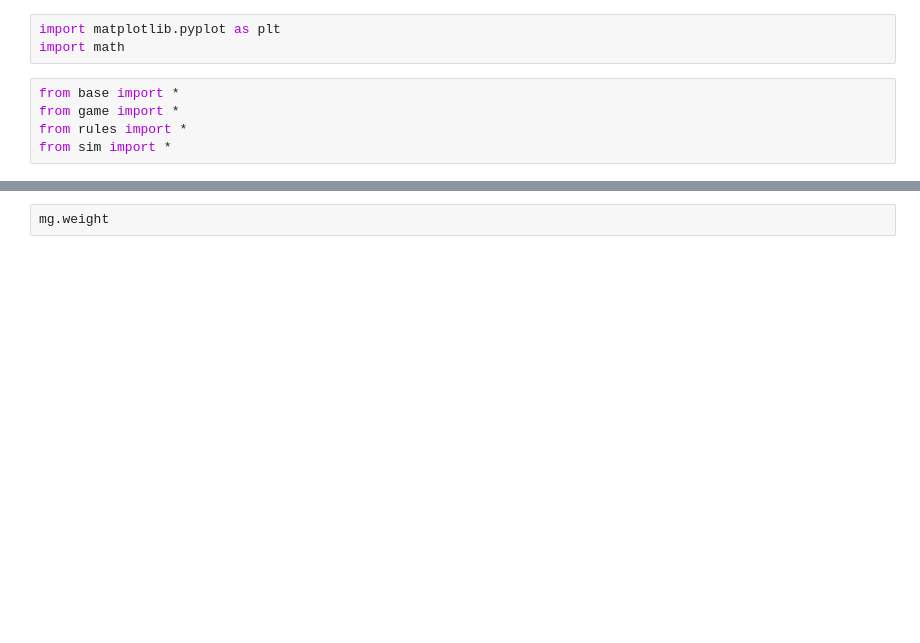
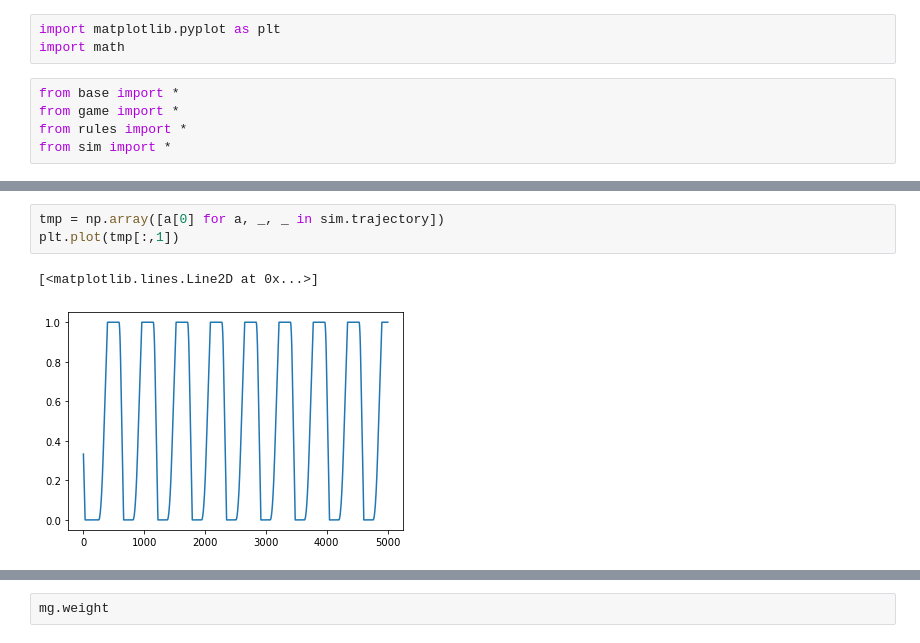
Before and after one commit to EtaoinWu/gamesim, a Jupyter notebook: experiment.ipynb, the cells around one changed output, grey strips where cells are left out. Saved outputs shown, nothing was run; the diff lists cells and outputs as text; blank space fills up the shorter version.

```diff
--- a/experiment.ipynb
+++ b/experiment.ipynb
@@ -44,3 +49,9 @@ plt.plot([(i + 1) for i in range(path_length.shape[0])], path_length)
+# %%
+tmp = np.array([a[0] for a, _, _ in sim.trajectory])
+plt.plot(tmp[:,1])
+# %% [output]
+[<matplotlib.lines.Line2D at 0x...>]
+[figure, added]
 # %%
 sim.regret_recorders["swap"]()[:,-1]
 # %% [output]
```
Also changed, not shown: parts of 18 cells of this notebook.
